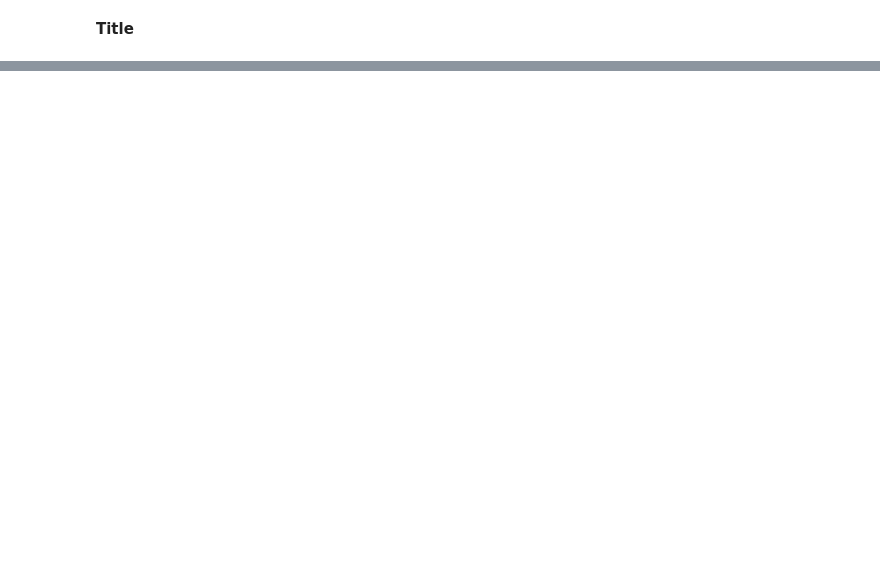
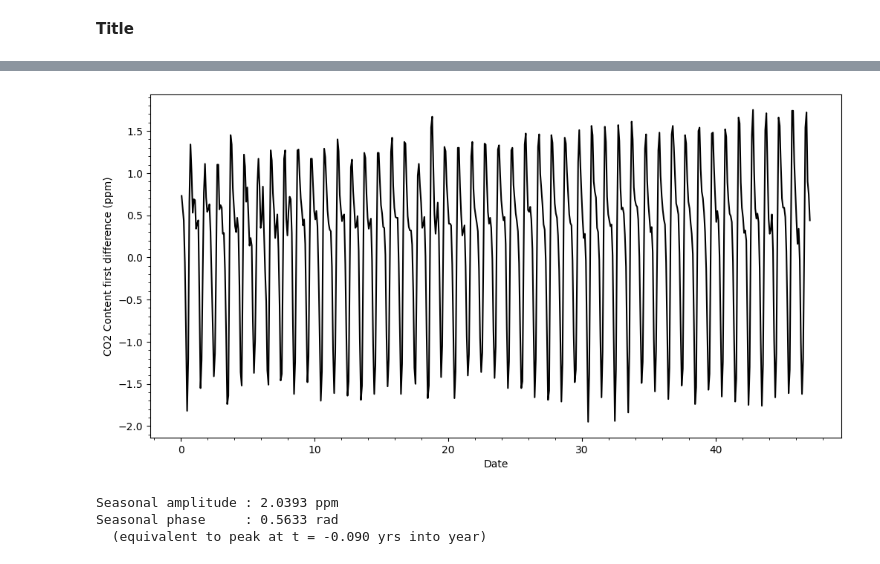
Before and after one commit to LeoFairley123/EMSC2010-Individual-Project, a Jupyter notebook: EMSC2010_Individual_Project_U7488277.ipynb, the cells around one changed output, grey strips where cells are left out. Drawn from its saved outputs; the diff is of its cells as text; code cells hidden in the pictures; blank space fills up the shorter version.

```diff
--- a/EMSC2010_Individual_Project_U7488277.ipynb
+++ b/EMSC2010_Individual_Project_U7488277.ipynb
@@ -475,0 +281,36 @@ print(comparison) #print the result
+# %%
+plt.figure(figsize=(12, 6))
+co2_diff = np.diff(CO2) #difference between neighboring points
+date_diff = (date_co2[:-1] + date_co2[1:])/2 #find the mid-point in time between points (needed for plotting)
+plt.plot(date_diff,co2_diff,'k') #plot the differences
+#plt.xlim([2000,2010]) #zoom in to see the details
+
+plt.xlabel('Date') #label the x-axis
+plt.ylabel('CO2 Content first difference (ppm)') #label the y-axis
+plt.minorticks_on() #add minorticks
+# %% [output]
+[figure, added]
+# %%
+# ── Build seasonal predictors ─────────────────────────────────────────────────
+sin_term = np.sin(2 * np.pi * date_co2)    # period = 1 year
+cos_term = np.cos(2 * np.pi * date_co2)    # period = 1 year
+
+# ── Linear regression: residuals = A*sin + B*cos ──────────────────────────────
+# Stack into design matrix — no intercept (residuals already mean-zero)
+X = np.column_stack([sin_term, cos_term])
+coeffs, *_ = np.linalg.lstsq(X, residuals, rcond=None)
+A_seas, B_seas = coeffs
+
+# Convert to amplitude and phase
+C_seas   = np.sqrt(A_seas**2 + B_seas**2)    # amplitude (ppm)
+phi_seas = np.arctan2(B_seas, A_seas)          # phase (radians)
+
+print(f"Seasonal amplitude : {C_seas:.4f} ppm")
+print(f"Seasonal phase     : {phi_seas:.4f} rad")
+print(f"  (equivalent to peak at t = {-phi_seas/(2*np.pi):.3f} yrs into year)")
+
+seasonal_fit = A_seas * sin_term + B_seas * cos_term
+# %% [output]
+Seasonal amplitude : 2.0393 ppm
+Seasonal phase     : 0.5633 rad
+  (equivalent to peak at t = -0.090 yrs into year)
```
Also changed, not shown: parts of 74 cells of this notebook.
